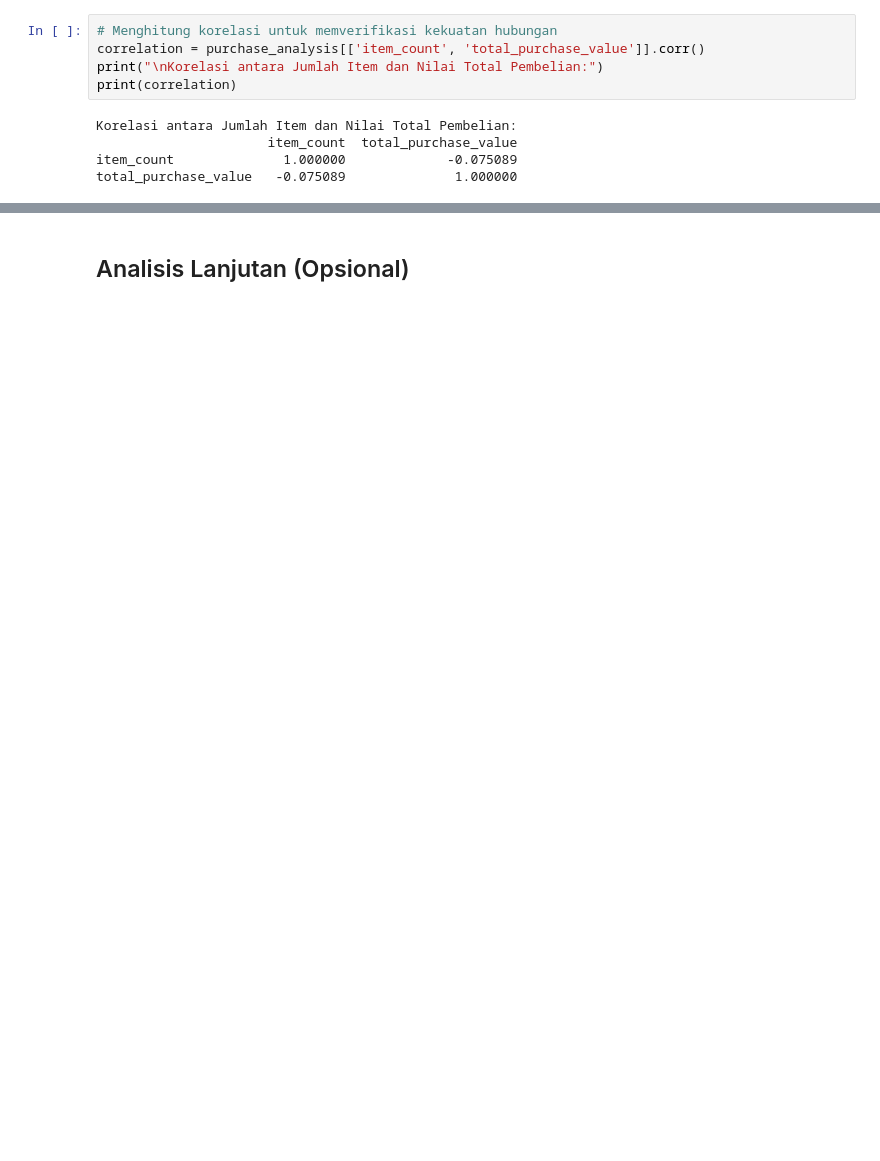
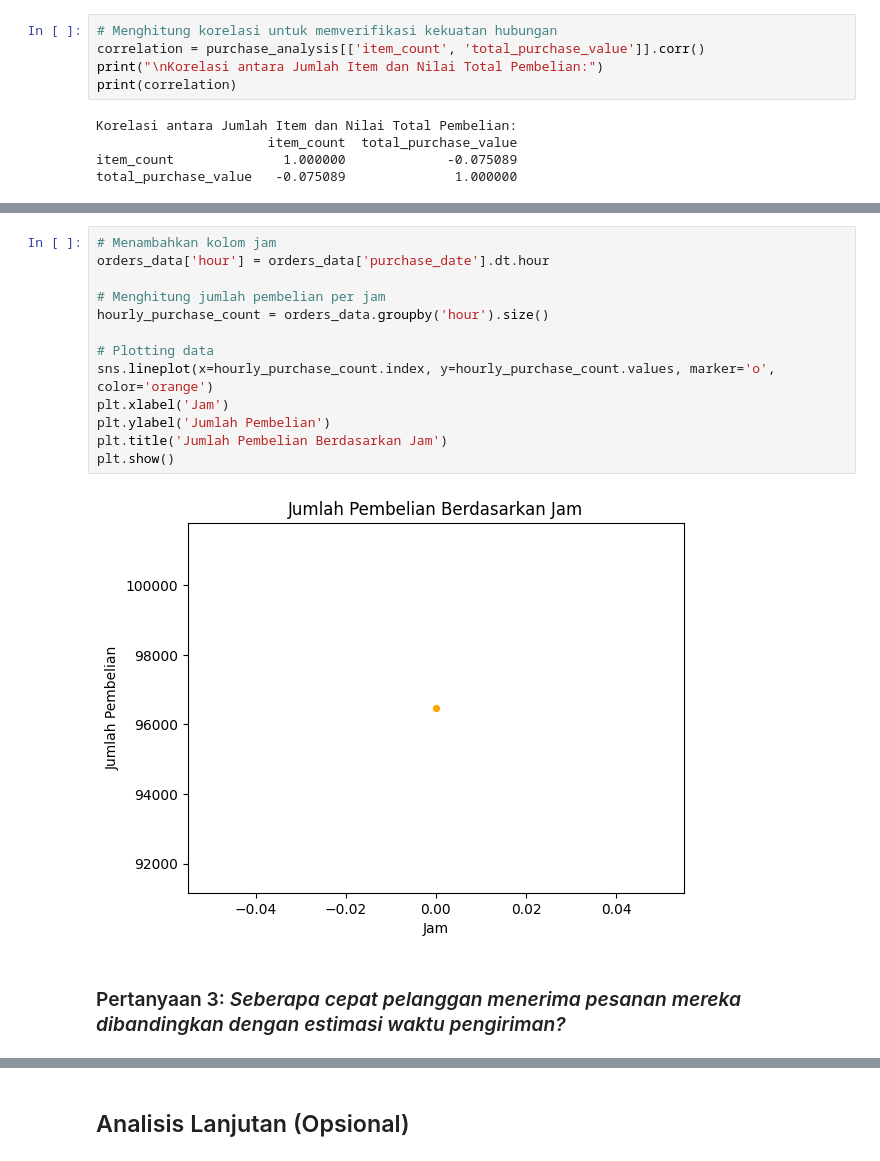
Before and after one commit to LatiefDataVisionary/data-analysis-dicoding-projects, a Jupyter notebook: Proyek_Analisis_Data.ipynb, the cells around one changed output, grey strips where cells are left out. Drawn from its saved outputs; the diff is of its cells as text; blank space fills up the shorter version.

```diff
--- a/Proyek_Analisis_Data.ipynb
+++ b/Proyek_Analisis_Data.ipynb
@@ -698,0 +902,17 @@ Secara ringkas, dapat disimpulkan bahwa ***jumlah item yang dibeli tidak terlalu
+# %%
+# Menambahkan kolom jam
+orders_data['hour'] = orders_data['purchase_date'].dt.hour
+
+# Menghitung jumlah pembelian per jam
+hourly_purchase_count = orders_data.groupby('hour').size()
+
+# Plotting data
+sns.lineplot(x=hourly_purchase_count.index, y=hourly_purchase_count.values, marker='o', color='orange')
+plt.xlabel('Jam')
+plt.ylabel('Jumlah Pembelian')
+plt.title('Jumlah Pembelian Berdasarkan Jam')
+plt.show()
+# %% [output]
+[figure, added]
+# %% [markdown]
+### Pertanyaan 3: *Seberapa cepat pelanggan menerima pesanan mereka dibandingkan dengan estimasi waktu pengiriman?*
```
Also changed, not shown: parts of 40 cells of this notebook.
